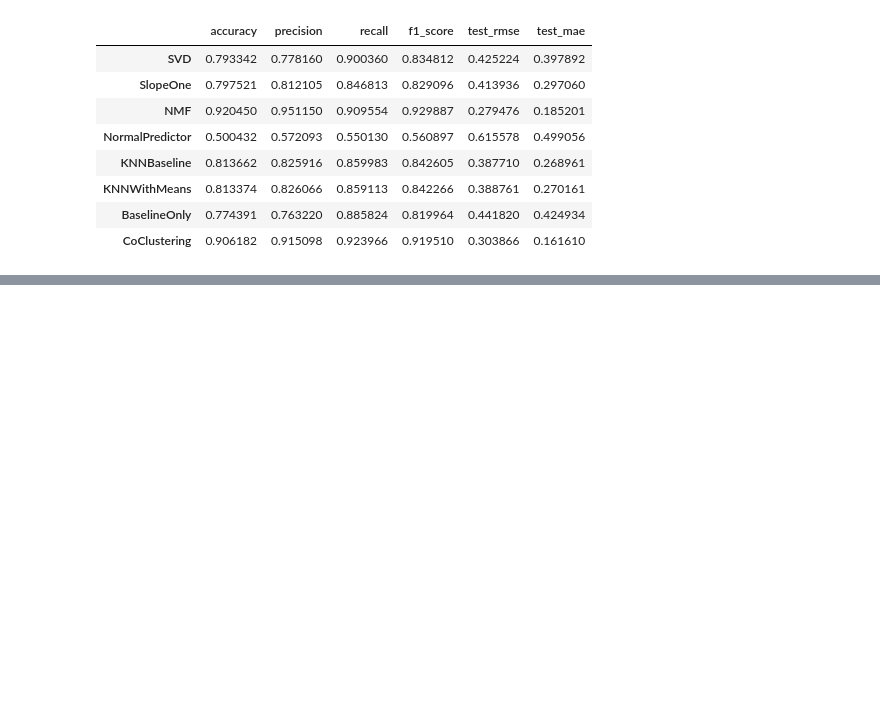
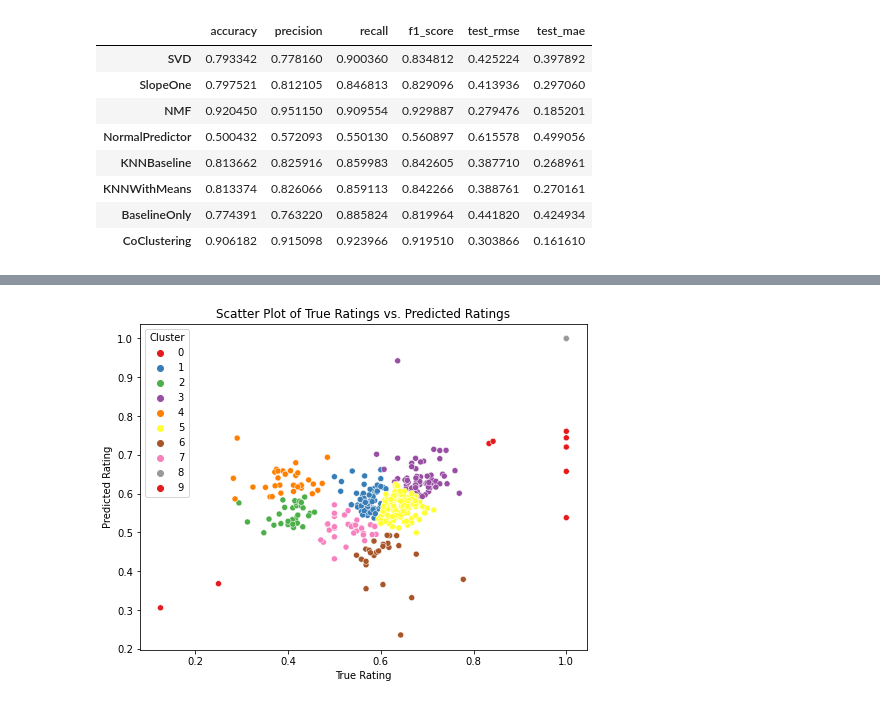
Before and after one commit to ritacardoso17/code_thesis, a Jupyter notebook: code/Rs_RealisticProblem.ipynb, the cells around one changed output, grey strips where cells are left out. Saved outputs shown, nothing was run; the diff lists cells and outputs as text; code cells hidden in the pictures; blank space fills up the shorter version.

```diff
--- a/code/Rs_RealisticProblem.ipynb
+++ b/code/Rs_RealisticProblem.ipynb
@@ -419,0 +518,10 @@ MAE:  0.1860
+# %%
+# Scatter Plot
+plt.figure(figsize=(8, 6))
+sns.scatterplot(data=clusters_users, x='True Rating', y='Predicted Rating', hue='Cluster', palette='Set1')
+plt.title('Scatter Plot of True Ratings vs. Predicted Ratings')
+plt.xlabel('True Rating')
+plt.ylabel('Predicted Rating')
+plt.show()
+# %% [output]
+[figure, added]
```
Also changed, not shown: parts of 15 cells of this notebook, 9 other files.
